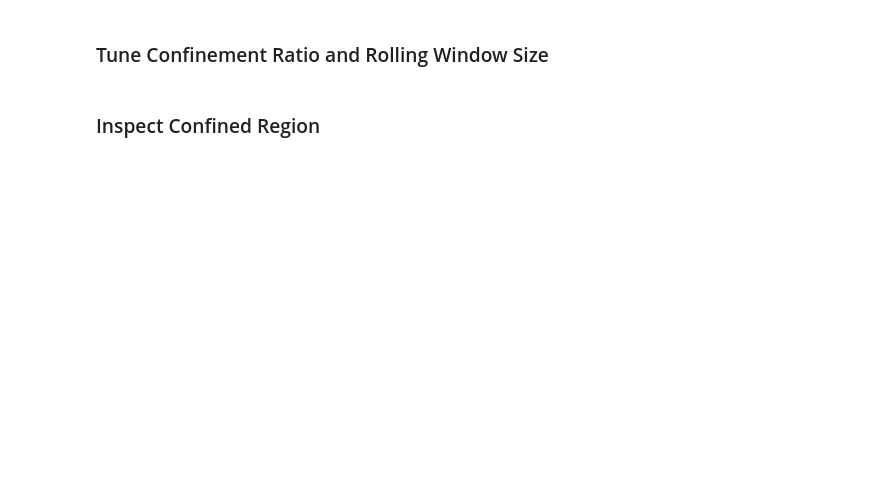
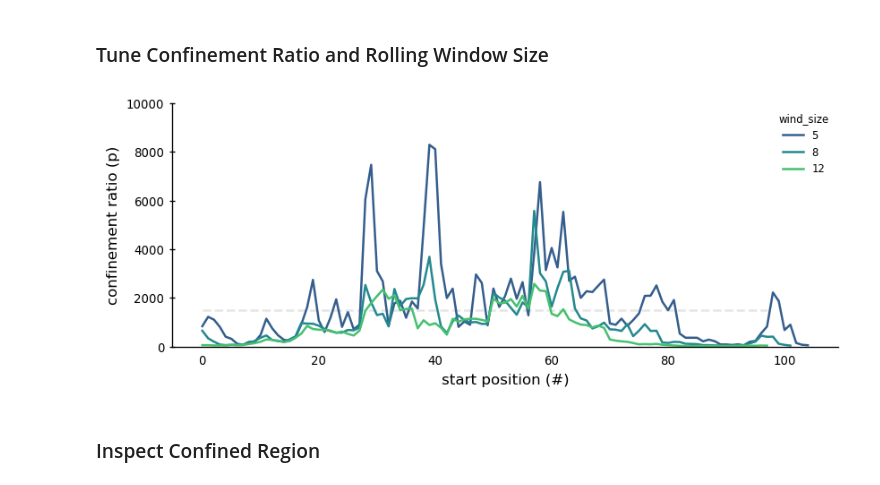
Before and after one commit to paulocaldas/Transient-Confinement-Analysis, a Jupyter notebook: Tune-Parameters-Single-Track-Confinement-Classification.ipynb, the cells around one changed output. Drawn from its saved outputs; the diff is of its cells as text; code cells hidden in the pictures; blank space fills up the shorter version.

```diff
--- a/Tune-Parameters-Single-Track-Confinement-Classification.ipynb
+++ b/Tune-Parameters-Single-Track-Confinement-Classification.ipynb
@@ -24,9 +29,11 @@ utils.plotSingleTrack(track)
 # %%
 windows = [5, 8, 12]
 p_thres = 1500
 
-conf_ratios = conf_ratio_func.TuneConfinementThreshold(track, frame_rate, conf_thres = p_thres, windows = windows)
-conf_ratio_func.PlotParameterVSrollingWindow(conf_ratios, thres = p_thres, ylim = 15000)
+#conf_ratios = conf_ratio_func.TuneConfinementThreshold(track, frame_rate, conf_thres = p_thres, windows = windows)
+conf_ratio_func.PlotParameterTunnig(conf_ratios, thres = p_thres, ylim = 10000)
+# %% [output]
+[figure, added]
 # %% [markdown]
 ### Inspect Confined Region
 # %%
```
Also changed, not shown: parts of 4 cells of this notebook, 7 other files.
